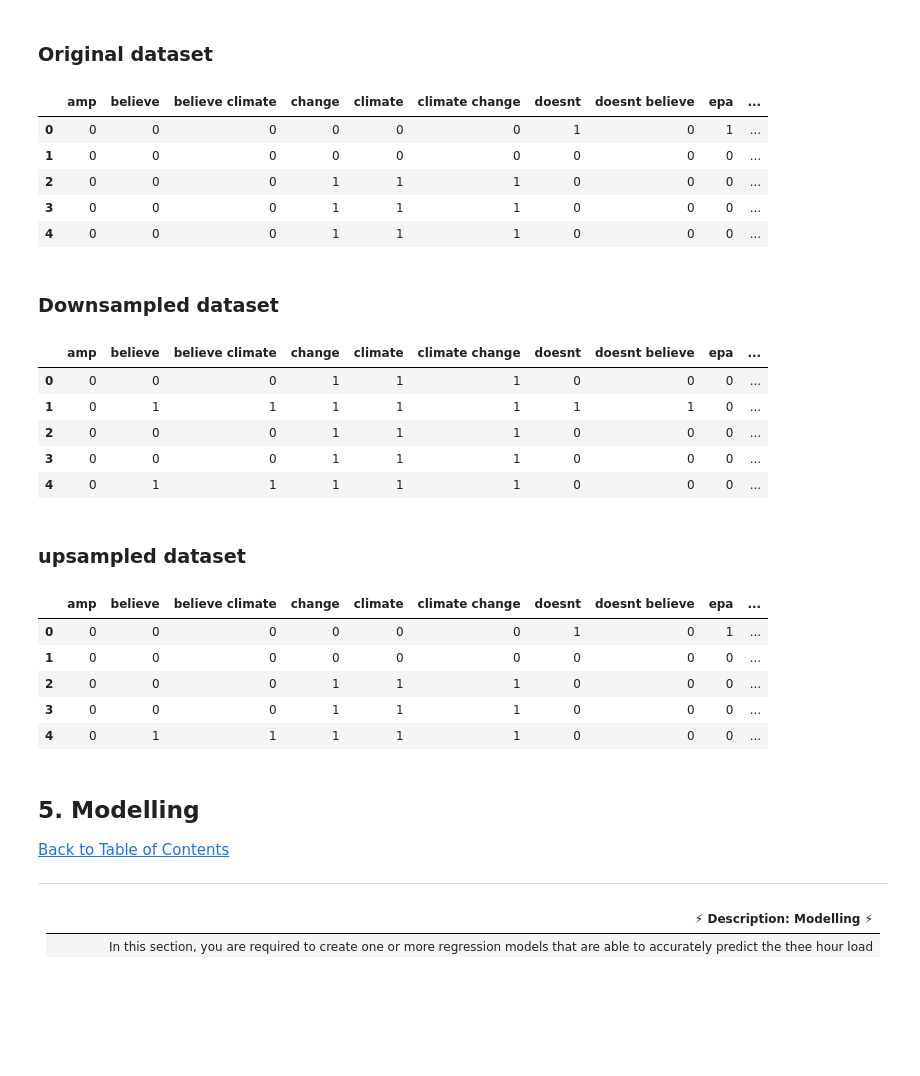
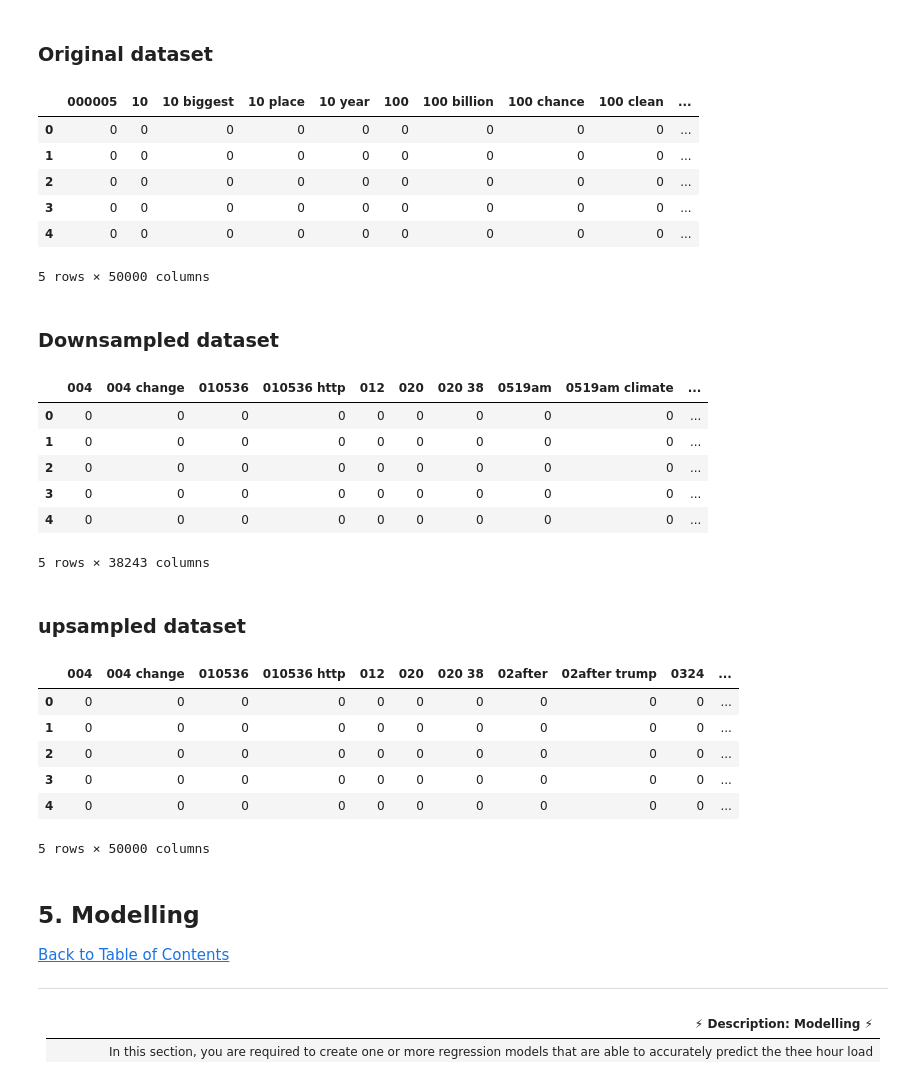
Before and after one commit to endiesworld/2110ACDS_T7_C_Predict, a Jupyter notebook: starter-notebook.ipynb, the cells around one changed output. Saved outputs shown, nothing was run; the diff lists cells and outputs as text; code cells hidden in the pictures; blank space fills up the shorter version.

Commit message:
Increased hyperparameter value for countvectorizer

```diff
--- a/starter-notebook.ipynb
+++ b/starter-notebook.ipynb
@@ -575,7 +575,9 @@ The **hyperparameters** that we shall be tunning for these work are:
 
 - **ngram_range**: The lower and upper boundary of the range of n-values for different word n-grams or char n-grams to                    be extracted.
 # %%
-vect_20 = CountVectorizer(max_features=20,analyzer='word', ngram_range=(1, 2))
+vect_df = CountVectorizer(max_features=20000,analyzer='word', ngram_range=(1, 2))
+vect_downsampled = CountVectorizer(max_features=20000,analyzer='word', ngram_range=(1, 2))
+vect_upsampled = CountVectorizer(max_features=20000,analyzer='word', ngram_range=(1, 2))
 # %% [markdown]
 ### Convert processed words to corpus
 
@@ -739,6 +741,6 @@ X_count_downsampled.shape
 # %% [markdown]
 #### Data transformation for Upsampled data
 # %%
-X_count_upsampled = vect_20.transform(upsampled['de_tok'].values.astype(str))
+X_count_upsampled = vect_upsampled.fit_transform(upsampled['de_tok'].values.astype(str))
 X_count_upsampled.shape
 # %% [output]
@@ -858,39 +845,42 @@ array([[0, 0, 0, ..., 0, 1, 0],
 # %% [markdown]
 ### Original dataset
 # %%
-model_df = pd.DataFrame(data=X_count.toarray(),columns = vect_20.get_feature_names())
+model_df = pd.DataFrame(data=X_count.toarray(),columns = vect_df.get_feature_names())
 model_df.head()
 # %% [output]
-|  | amp | believe | believe climate | change | climate | climate change | doesnt | doesnt believe | epa | ... |
-| 0 | 0 | 0 | 0 | 0 | 0 | 0 | 1 | 0 | 1 | ... |
+|  | 000005 | 10 | 10 biggest | 10 place | 10 year | 100 | 100 billion | 100 chance | 100 clean | ... |
+| 0 | 0 | 0 | 0 | 0 | 0 | 0 | 0 | 0 | 0 | ... |
 | 1 | 0 | 0 | 0 | 0 | 0 | 0 | 0 | 0 | 0 | ... |
-| 2 | 0 | 0 | 0 | 1 | 1 | 1 | 0 | 0 | 0 | ... |
-| 3 | 0 | 0 | 0 | 1 | 1 | 1 | 0 | 0 | 0 | ... |
-| 4 | 0 | 0 | 0 | 1 | 1 | 1 | 0 | 0 | 0 | ... |
+| 2 | 0 | 0 | 0 | 0 | 0 | 0 | 0 | 0 | 0 | ... |
+| 3 | 0 | 0 | 0 | 0 | 0 | 0 | 0 | 0 | 0 | ... |
+| 4 | 0 | 0 | 0 | 0 | 0 | 0 | 0 | 0 | 0 | ... |
+5 rows × 50000 columns
 # %% [markdown]
 ### Downsampled dataset
 # %%
-downsampled_df = pd.DataFrame(data=X_count_downsampled.toarray(),columns = vect_20.get_feature_names())
+downsampled_df = pd.DataFrame(data=X_count_downsampled.toarray(),columns = vect_downsampled.get_feature_names())
 downsampled_df.head()
 # %% [output]
-|  | amp | believe | believe climate | change | climate | climate change | doesnt | doesnt believe | epa | ... |
-| 0 | 0 | 0 | 0 | 1 | 1 | 1 | 0 | 0 | 0 | ... |
-| 1 | 0 | 1 | 1 | 1 | 1 | 1 | 1 | 1 | 0 | ... |
-| 2 | 0 | 0 | 0 | 1 | 1 | 1 | 0 | 0 | 0 | ... |
-| 3 | 0 | 0 | 0 | 1 | 1 | 1 | 0 | 0 | 0 | ... |
-| 4 | 0 | 1 | 1 | 1 | 1 | 1 | 0 | 0 | 0 | ... |
+|  | 004 | 004 change | 010536 | 010536 http | 012 | 020 | 020 38 | 0519am | 0519am climate | ... |
+| 0 | 0 | 0 | 0 | 0 | 0 | 0 | 0 | 0 | 0 | ... |
+| 1 | 0 | 0 | 0 | 0 | 0 | 0 | 0 | 0 | 0 | ... |
+| 2 | 0 | 0 | 0 | 0 | 0 | 0 | 0 | 0 | 0 | ... |
+| 3 | 0 | 0 | 0 | 0 | 0 | 0 | 0 | 0 | 0 | ... |
+| 4 | 0 | 0 | 0 | 0 | 0 | 0 | 0 | 0 | 0 | ... |
+5 rows × 38243 columns
 # %% [markdown]
 ### upsampled dataset
 # %%
-upsampled_df = pd.DataFrame(data=X_count_upsampled.toarray(),columns = vect_20.get_feature_names())
+upsampled_df = pd.DataFrame(data=X_count_upsampled.toarray(),columns = vect_upsampled.get_feature_names())
 upsampled_df.head()
 # %% [output]
-|  | amp | believe | believe climate | change | climate | climate change | doesnt | doesnt believe | epa | ... |
-| 0 | 0 | 0 | 0 | 0 | 0 | 0 | 1 | 0 | 1 | ... |
-| 1 | 0 | 0 | 0 | 0 | 0 | 0 | 0 | 0 | 0 | ... |
-| 2 | 0 | 0 | 0 | 1 | 1 | 1 | 0 | 0 | 0 | ... |
-| 3 | 0 | 0 | 0 | 1 | 1 | 1 | 0 | 0 | 0 | ... |
-| 4 | 0 | 1 | 1 | 1 | 1 | 1 | 0 | 0 | 0 | ... |
+|  | 004 | 004 change | 010536 | 010536 http | 012 | 020 | 020 38 | 02after | 02after trump | 0324 | ... |
+| 0 | 0 | 0 | 0 | 0 | 0 | 0 | 0 | 0 | 0 | 0 | ... |
+| 1 | 0 | 0 | 0 | 0 | 0 | 0 | 0 | 0 | 0 | 0 | ... |
+| 2 | 0 | 0 | 0 | 0 | 0 | 0 | 0 | 0 | 0 | 0 | ... |
+| 3 | 0 | 0 | 0 | 0 | 0 | 0 | 0 | 0 | 0 | 0 | ... |
+| 4 | 0 | 0 | 0 | 0 | 0 | 0 | 0 | 0 | 0 | 0 | ... |
+5 rows × 50000 columns
 # %% [markdown]
 <a id="five"></a>
 ## 5. Modelling
```
Also changed, not shown: parts of 25 cells of this notebook, 1 other file.
